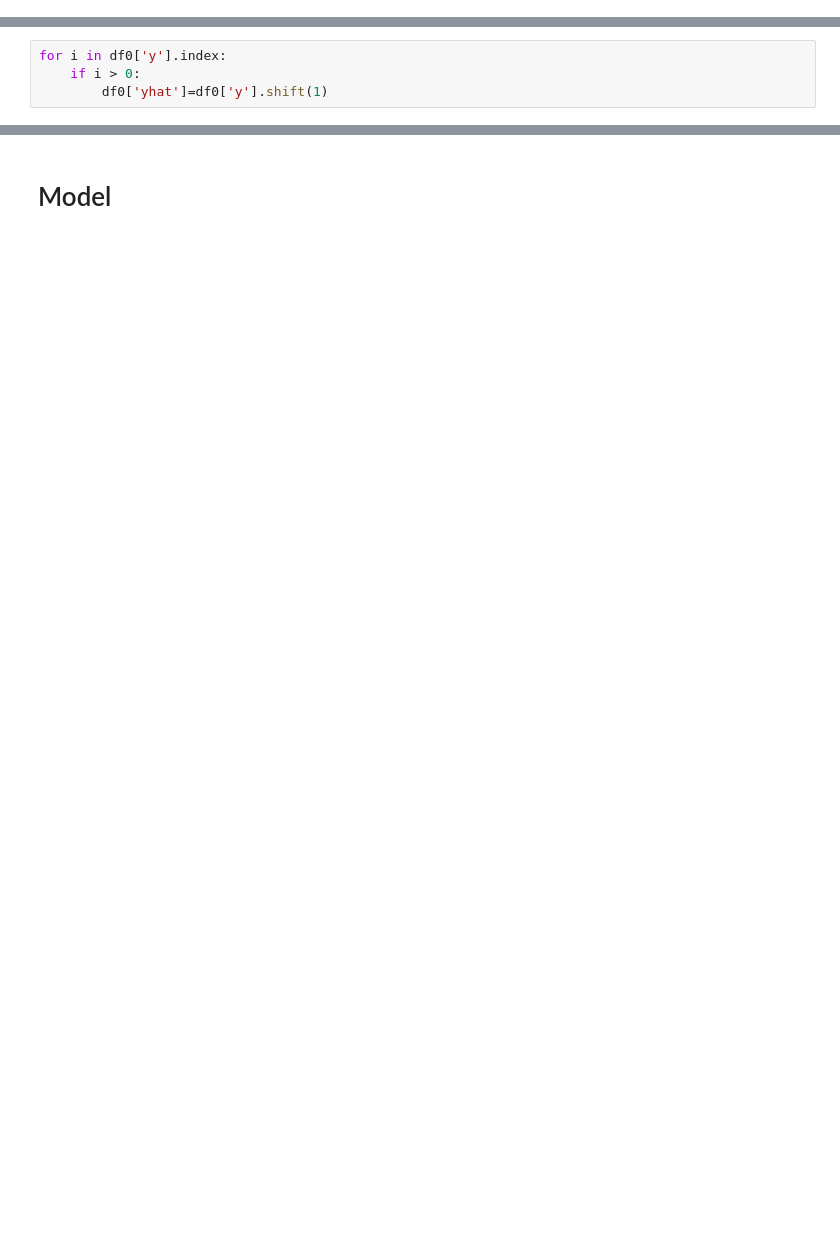
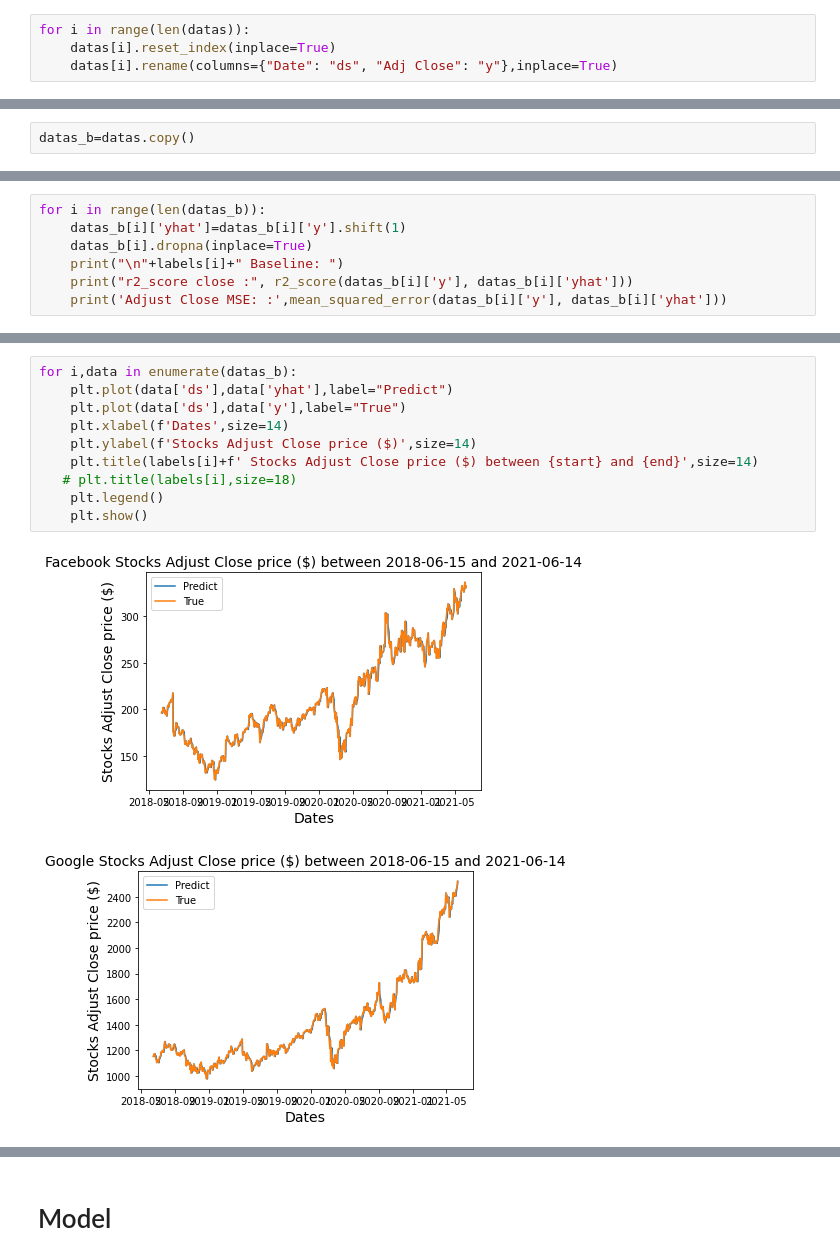
Before and after one commit to PhilEkev/US_markets, a Jupyter notebook: notebooks/Recherches Francois.ipynb, the cells around one changed output, grey strips where cells are left out. Saved outputs shown, nothing was run; the diff lists cells and outputs as text; blank space fills up the shorter version.

```diff
--- a/notebooks/Recherches Francois.ipynb
+++ b/notebooks/Recherches Francois.ipynb
@@ -67,0 +61,4 @@ df2.sort_values(by=['ds'],inplace=True)
+# %%
+for i in range(len(datas)):
+    datas[i].reset_index(inplace=True)
+    datas[i].rename(columns={"Date": "ds", "Adj Close": "y"},inplace=True)
@@ -91,4 +86,0 @@ df0
-# %%
-for i in df0['y'].index:
-    if i > 0:
-        df0['yhat']=df0['y'].shift(1)
@@ -127,0 +87,2 @@ plt.show()
+# %%
+datas_b=datas.copy()
@@ -127,0 +109,7 @@ plt.show()
+# %%
+for i in range(len(datas_b)):
+    datas_b[i]['yhat']=datas_b[i]['y'].shift(1)
+    datas_b[i].dropna(inplace=True)
+    print("\n"+labels[i]+" Baseline: ")
+    print("r2_score close :", r2_score(datas_b[i]['y'], datas_b[i]['yhat']))
+    print('Adjust Close MSE: :',mean_squared_error(datas_b[i]['y'], datas_b[i]['yhat']))
@@ -127,0 +134,13 @@ plt.show()
+# %%
+for i,data in enumerate(datas_b):
+    plt.plot(data['ds'],data['yhat'],label="Predict")
+    plt.plot(data['ds'],data['y'],label="True")
+    plt.xlabel(f'Dates',size=14)
+    plt.ylabel(f'Stocks Adjust Close price ($)',size=14)
+    plt.title(labels[i]+f' Stocks Adjust Close price ($) between {start} and {end}',size=14)
+   # plt.title(labels[i],size=18)
+    plt.legend()
+    plt.show()
+# %% [output]
+[figure, added]
+[figure, added]
```
Also changed, not shown: parts of 35 cells of this notebook, 4 other files.
